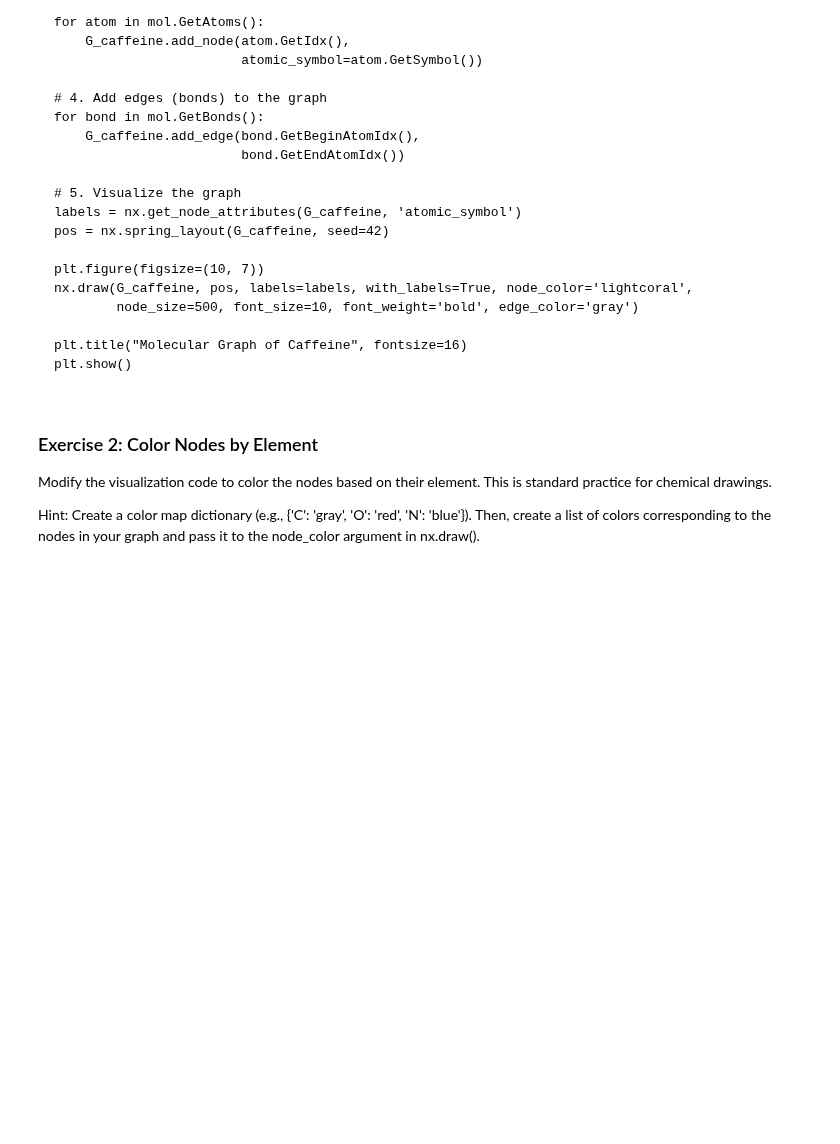
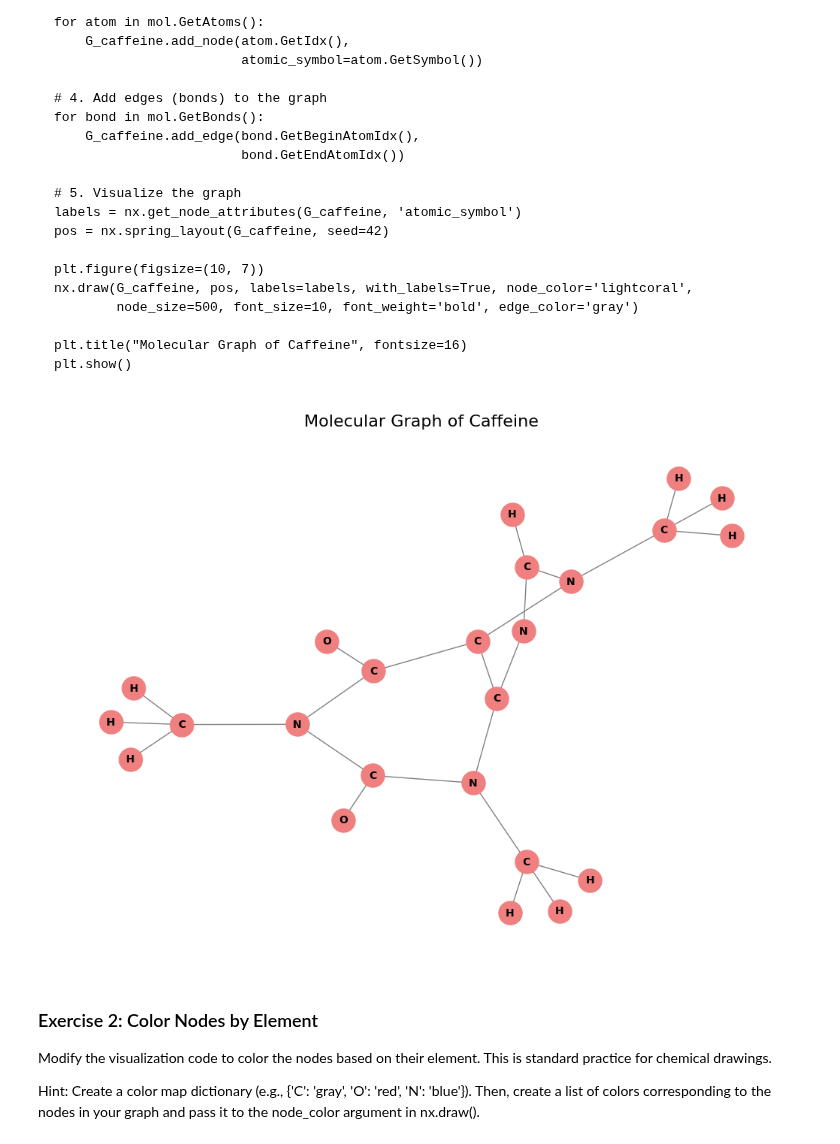
Before and after one commit to jakob-steuer/chemoinformatics_course, a Jupyter notebook: chemoinformatics_2_molecular_graphs.ipynb, the cells around one changed output. Saved outputs shown, nothing was run; the diff lists cells and outputs as text; code cells hidden in the pictures; folded sections open; blank space fills up the shorter version.

````diff
--- a/chemoinformatics_2_molecular_graphs.ipynb
+++ b/chemoinformatics_2_molecular_graphs.ipynb
@@ -168,6 +168,42 @@ plt.show()
 ```
 
 </details>
+# %%
+import rdkit
+from rdkit import Chem
+import networkx as nx
+import matplotlib.pyplot as plt
+
+# 1. Define the caffeine molecule using its SMILES string
+caffeine_smiles = "CN1C=NC2=C1C(=O)N(C(=O)N2C)C"
+mol = Chem.MolFromSmiles(caffeine_smiles)
+mol = Chem.AddHs(mol) # Add hydrogens for a complete graph
+
+# 2. Create a NetworkX graph
+G_caffeine = nx.Graph()
+
+# 3. Add nodes (atoms) to the graph
+for atom in mol.GetAtoms():
+    G_caffeine.add_node(atom.GetIdx(),
+                        atomic_symbol=atom.GetSymbol())
+
+# 4. Add edges (bonds) to the graph
+for bond in mol.GetBonds():
+    G_caffeine.add_edge(bond.GetBeginAtomIdx(),
+                        bond.GetEndAtomIdx())
+
+# 5. Visualize the graph
+labels = nx.get_node_attributes(G_caffeine, 'atomic_symbol')
+pos = nx.spring_layout(G_caffeine, seed=42)
+
+plt.figure(figsize=(10, 7))
+nx.draw(G_caffeine, pos, labels=labels, with_labels=True, node_color='lightcoral',
+        node_size=500, font_size=10, font_weight='bold', edge_color='gray')
+
+plt.title("Molecular Graph of Caffeine", fontsize=16)
+plt.show()
+# %% [output]
+[figure, added]
 # %% [markdown]
 ### Exercise 2: Color Nodes by Element
 
````
Also changed, not shown: parts of 6 cells of this notebook.
